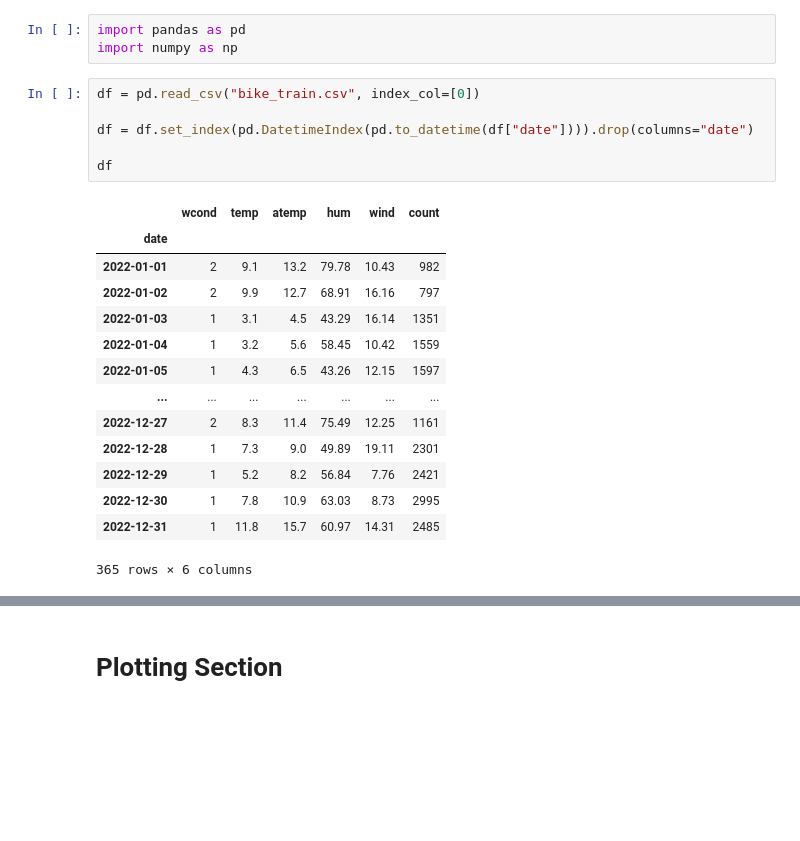
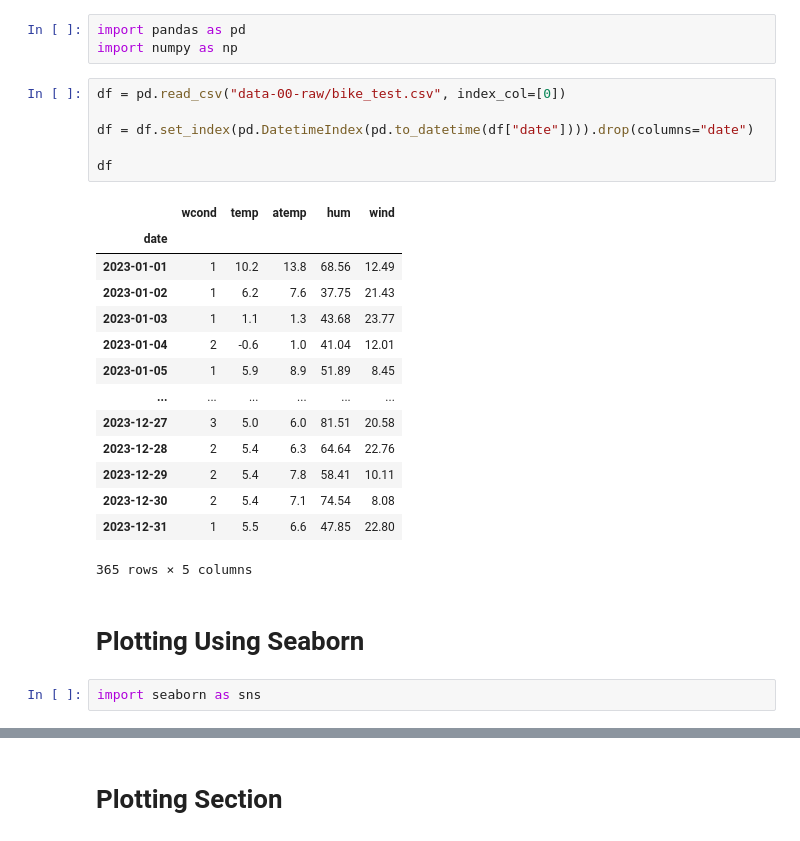
Before and after one commit to Karolcha100/SAD_2026_proj2_in_python, a Jupyter notebook: 00A-view-data.ipynb, the cells around one changed output, grey strips where cells are left out. Drawn from its saved outputs; the diff is of its cells as text; blank space fills up the shorter version.

```diff
--- a/viewing_data.ipynb
+++ b/00A-view-data.ipynb
@@ -2,23 +2,27 @@
 import pandas as pd
 import numpy as np
 # %%
-df = pd.read_csv("bike_train.csv", index_col=[0])
+df = pd.read_csv("data-00-raw/bike_test.csv", index_col=[0])
 
 df = df.set_index(pd.DatetimeIndex(pd.to_datetime(df["date"]))).drop(columns="date")
 
 df
 # %% [output]
-|  | wcond | temp | atemp | hum | wind | count |
-| date |  |  |  |  |  |  |
-| 2022-01-01 | 2 | 9.1 | 13.2 | 79.78 | 10.43 | 982 |
-| 2022-01-02 | 2 | 9.9 | 12.7 | 68.91 | 16.16 | 797 |
-| 2022-01-03 | 1 | 3.1 | 4.5 | 43.29 | 16.14 | 1351 |
-| 2022-01-04 | 1 | 3.2 | 5.6 | 58.45 | 10.42 | 1559 |
-| 2022-01-05 | 1 | 4.3 | 6.5 | 43.26 | 12.15 | 1597 |
-| ... | ... | ... | ... | ... | ... | ... |
-| 2022-12-27 | 2 | 8.3 | 11.4 | 75.49 | 12.25 | 1161 |
-| 2022-12-28 | 1 | 7.3 | 9.0 | 49.89 | 19.11 | 2301 |
-| 2022-12-29 | 1 | 5.2 | 8.2 | 56.84 | 7.76 | 2421 |
-| 2022-12-30 | 1 | 7.8 | 10.9 | 63.03 | 8.73 | 2995 |
-| 2022-12-31 | 1 | 11.8 | 15.7 | 60.97 | 14.31 | 2485 |
+|  | wcond | temp | atemp | hum | wind |
+| date |  |  |  |  |  |
+| 2023-01-01 | 1 | 10.2 | 13.8 | 68.56 | 12.49 |
+| 2023-01-02 | 1 | 6.2 | 7.6 | 37.75 | 21.43 |
+| 2023-01-03 | 1 | 1.1 | 1.3 | 43.68 | 23.77 |
+| 2023-01-04 | 2 | -0.6 | 1.0 | 41.04 | 12.01 |
+| 2023-01-05 | 1 | 5.9 | 8.9 | 51.89 | 8.45 |
+| ... | ... | ... | ... | ... | ... |
+| 2023-12-27 | 3 | 5.0 | 6.0 | 81.51 | 20.58 |
+| 2023-12-28 | 2 | 5.4 | 6.3 | 64.64 | 22.76 |
+| 2023-12-29 | 2 | 5.4 | 7.8 | 58.41 | 10.11 |
+| 2023-12-30 | 2 | 5.4 | 7.1 | 74.54 | 8.08 |
+| 2023-12-31 | 1 | 5.5 | 6.6 | 47.85 | 22.80 |
-365 rows × 6 columns
+365 rows × 5 columns
+# %% [markdown]
+# Plotting Using Seaborn
+# %%
+import seaborn as sns
```
Also changed, not shown: parts of 2 cells of this notebook, 16 other files.
